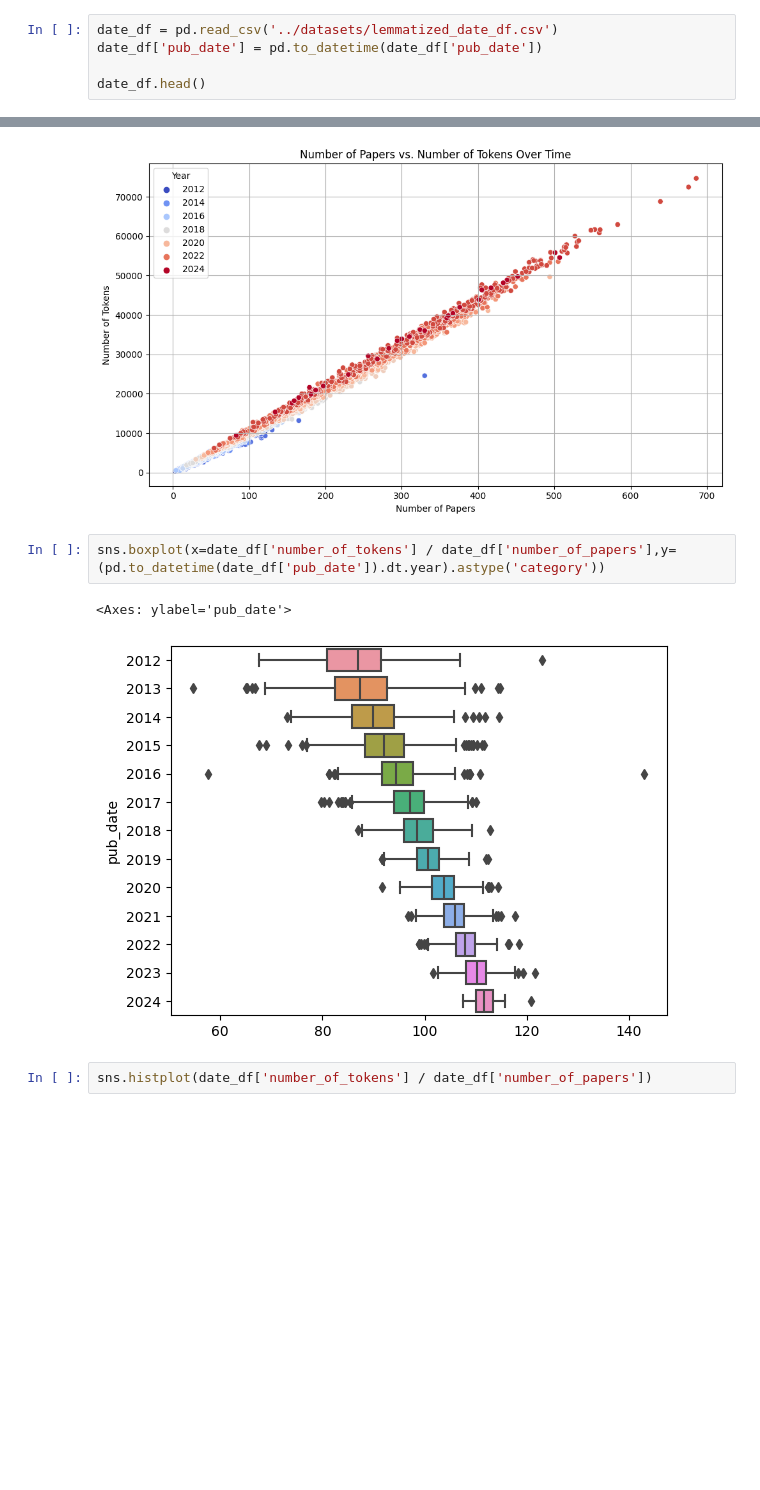
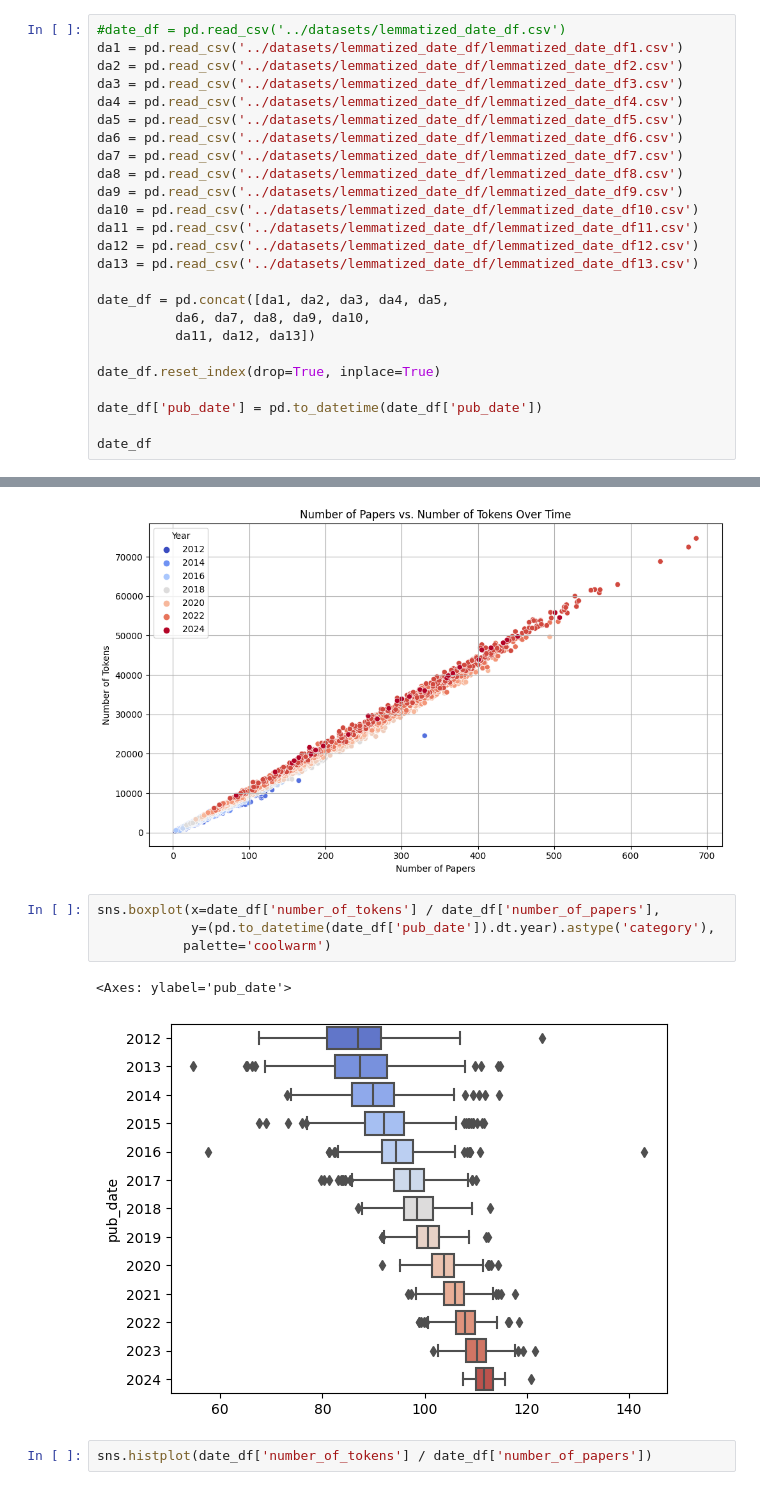
Before and after one commit to trevsauer/ADS_599_Capstone_Project, a Jupyter notebook: notebooks/alternative_lemmatization_clean.ipynb, the cells around one changed output, grey strips where cells are left out. Drawn from its saved outputs; the diff is of its cells as text; blank space fills up the shorter version.

```diff
--- a/notebooks/alternative_lemmatization_clean.ipynb
+++ b/notebooks/alternative_lemmatization_clean.ipynb
@@ -140,10 +140,30 @@ date_df
 # Save the DataFrame to a CSV file for quicker access
 #date_df.to_csv("../datasets/lemmatized_date_df.csv", index=False)
 # %%
-date_df = pd.read_csv('../datasets/lemmatized_date_df.csv')
+#date_df = pd.read_csv('../datasets/lemmatized_date_df.csv')
+da1 = pd.read_csv('../datasets/lemmatized_date_df/lemmatized_date_df1.csv')
+da2 = pd.read_csv('../datasets/lemmatized_date_df/lemmatized_date_df2.csv')
+da3 = pd.read_csv('../datasets/lemmatized_date_df/lemmatized_date_df3.csv')
+da4 = pd.read_csv('../datasets/lemmatized_date_df/lemmatized_date_df4.csv')
+da5 = pd.read_csv('../datasets/lemmatized_date_df/lemmatized_date_df5.csv')
+da6 = pd.read_csv('../datasets/lemmatized_date_df/lemmatized_date_df6.csv')
+da7 = pd.read_csv('../datasets/lemmatized_date_df/lemmatized_date_df7.csv')
+da8 = pd.read_csv('../datasets/lemmatized_date_df/lemmatized_date_df8.csv')
+da9 = pd.read_csv('../datasets/lemmatized_date_df/lemmatized_date_df9.csv')
+da10 = pd.read_csv('../datasets/lemmatized_date_df/lemmatized_date_df10.csv')
+da11 = pd.read_csv('../datasets/lemmatized_date_df/lemmatized_date_df11.csv')
+da12 = pd.read_csv('../datasets/lemmatized_date_df/lemmatized_date_df12.csv')
+da13 = pd.read_csv('../datasets/lemmatized_date_df/lemmatized_date_df13.csv')
+
+date_df = pd.concat([da1, da2, da3, da4, da5,
+          da6, da7, da8, da9, da10,
+          da11, da12, da13])
+
+date_df.reset_index(drop=True, inplace=True)
+
 date_df['pub_date'] = pd.to_datetime(date_df['pub_date'])
 
-date_df.head()
+date_df
 # %% [output]
 |  | pub_date | cleaned_text | number_of_papers | number_of_tokens | unique_tokens | 01 | 05 | 10 | ... |
 | 0 | 2012-09-12 | backpropagation algorithm one wid... | 18 | 1678 | 940 | 0 | 0 | 0 | ... |
@@ -202,10 +248,12 @@ plt.show()
 # %% [output]
 [figure]
 # %%
-sns.boxplot(x=date_df['number_of_tokens'] / date_df['number_of_papers'],y=(pd.to_datetime(date_df['pub_date']).dt.year).astype('category'))
+sns.boxplot(x=date_df['number_of_tokens'] / date_df['number_of_papers'],
+            y=(pd.to_datetime(date_df['pub_date']).dt.year).astype('category'),
+           palette='coolwarm')
 # %% [output]
 <Axes: ylabel='pub_date'>
-[figure, old version]
+[figure, new version]
 # %%
 sns.histplot(date_df['number_of_tokens'] / date_df['number_of_papers'])
 # %% [output]
```
Also changed, not shown: parts of 9 cells of this notebook, 2 other files.
